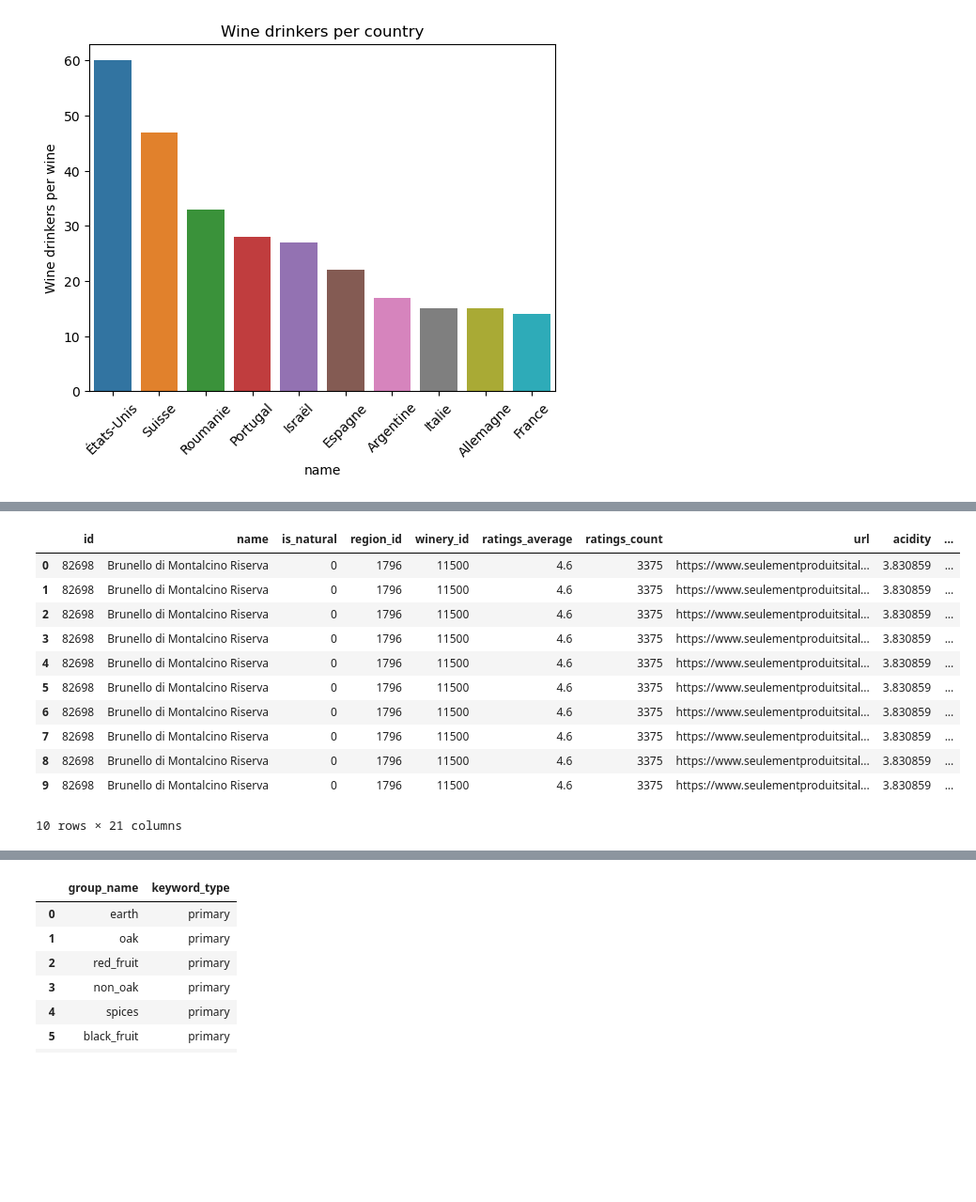
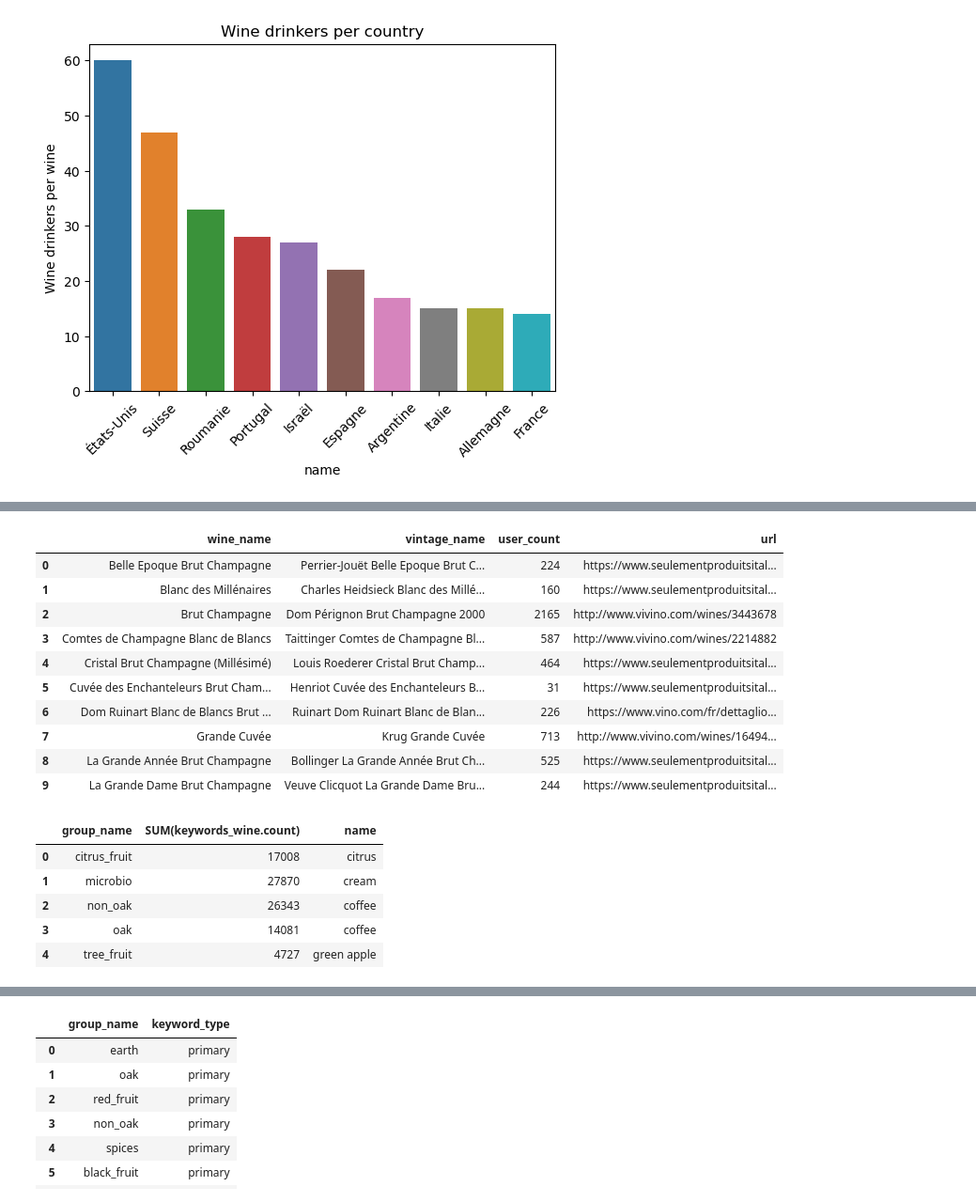
Before and after one commit to brain8d/wine-market-analysis, a Jupyter notebook: notebook.ipynb, the cells around one changed output, grey strips where cells are left out. Shown at 94% size. Saved outputs shown, nothing was run; the diff lists cells and outputs as text; code cells hidden in the pictures; blank space fills up the shorter version.

```diff
--- a/notebook.ipynb
+++ b/notebook.ipynb
@@ -119,22 +159,52 @@ INNER JOIN wines ON vintages.wine_id = wines.id
 # %%
 query_taste = f'''
-SELECT * FROM wines
+SELECT wines.name AS wine_name, vintages.name AS vintage_name, keywords_wine.count AS user_count, url
+FROM wines
+INNER JOIN vintages ON wines.id = vintages.wine_id
 INNER JOIN keywords_wine ON wines.id = keywords_wine.wine_id
 INNER JOIN keywords ON keywords_wine.keyword_id = keywords.id
+WHERE keywords.name IN ("coffee", "toast", "green apple", "cream", "citrus")
+AND keywords_wine.count >= 10
+GROUP BY wines.name
+HAVING COUNT(DISTINCT keywords.name) = 5
+
 '''
 
 df_taste = pd.read_sql_query (query_taste, connexion)
 df_taste.head(n=10)
 # %% [output]
-|  | id | name | is_natural | region_id | winery_id | ratings_average | ratings_count | url | acidity | ... |
-| 0 | 82698 | Brunello di Montalcino Riserva | 0 | 1796 | 11500 | 4.6 | 3375 | https://www.seulementproduitsital... | 3.830859 | ... |
-| 1 | 82698 | Brunello di Montalcino Riserva | 0 | 1796 | 11500 | 4.6 | 3375 | https://www.seulementproduitsital... | 3.830859 | ... |
-| 2 | 82698 | Brunello di Montalcino Riserva | 0 | 1796 | 11500 | 4.6 | 3375 | https://www.seulementproduitsital... | 3.830859 | ... |
-| 3 | 82698 | Brunello di Montalcino Riserva | 0 | 1796 | 11500 | 4.6 | 3375 | https://www.seulementproduitsital... | 3.830859 | ... |
-| 4 | 82698 | Brunello di Montalcino Riserva | 0 | 1796 | 11500 | 4.6 | 3375 | https://www.seulementproduitsital... | 3.830859 | ... |
-| 5 | 82698 | Brunello di Montalcino Riserva | 0 | 1796 | 11500 | 4.6 | 3375 | https://www.seulementproduitsital... | 3.830859 | ... |
-| 6 | 82698 | Brunello di Montalcino Riserva | 0 | 1796 | 11500 | 4.6 | 3375 | https://www.seulementproduitsital... | 3.830859 | ... |
-| 7 | 82698 | Brunello di Montalcino Riserva | 0 | 1796 | 11500 | 4.6 | 3375 | https://www.seulementproduitsital... | 3.830859 | ... |
-| 8 | 82698 | Brunello di Montalcino Riserva | 0 | 1796 | 11500 | 4.6 | 3375 | https://www.seulementproduitsital... | 3.830859 | ... |
-| 9 | 82698 | Brunello di Montalcino Riserva | 0 | 1796 | 11500 | 4.6 | 3375 | https://www.seulementproduitsital... | 3.830859 | ... |
+|  | wine_name | vintage_name | user_count | url |
+| 0 | Belle Epoque Brut Champagne | Perrier-Jouët Belle Epoque Brut C... | 224 | https://www.seulementproduitsital... |
+| 1 | Blanc des Millénaires | Charles Heidsieck Blanc des Millé... | 160 | https://www.seulementproduitsital... |
+| 2 | Brut Champagne | Dom Pérignon Brut Champagne 2000 | 2165 | http://www.vivino.com/wines/3443678 |
+| 3 | Comtes de Champagne Blanc de Blancs | Taittinger Comtes de Champagne Bl... | 587 | http://www.vivino.com/wines/2214882 |
+| 4 | Cristal Brut Champagne (Millésimé) | Louis Roederer Cristal Brut Champ... | 464 | https://www.seulementproduitsital... |
+| 5 | Cuvée des Enchanteleurs Brut Cham... | Henriot Cuvée des Enchanteleurs B... | 31 | https://www.seulementproduitsital... |
+| 6 | Dom Ruinart Blanc de Blancs Brut ... | Ruinart Dom Ruinart Blanc de Blan... | 226 | https://www.vino.com/fr/dettaglio... |
+| 7 | Grande Cuvée | Krug Grande Cuvée | 713 | http://www.vivino.com/wines/16494... |
+| 8 | La Grande Année Brut Champagne | Bollinger La Grande Année Brut Ch... | 525 | https://www.seulementproduitsital... |
+| 9 | La Grande Dame Brut Champagne | Veuve Clicquot La Grande Dame Bru... | 244 | https://www.seulementproduitsital... |
-10 rows × 21 columns
+# %%
+# group names associated with the selected flavours
+query_taste = f'''
+SELECT DISTINCT group_name, SUM(keywords_wine.count), keywords.name FROM wines
+INNER JOIN keywords_wine ON wines.id = keywords_wine.wine_id
+INNER JOIN keywords ON keywords_wine.keyword_id = keywords.id
+WHERE keywords.name = "coffee" AND keywords_wine.count >= 10
+OR keywords.name = "toast" AND keywords_wine.count >= 10
+OR keywords.name = "green apple" AND keywords_wine.count >= 10
+OR keywords.name = "cream" AND keywords_wine.count >= 10
+OR keywords.name = "citrus" AND keywords_wine.count >= 10
+GROUP BY group_name
+
+'''
+
+df_taste = pd.read_sql_query (query_taste, connexion)
+df_taste.head(n=10)
+# %% [output]
+|  | group_name | SUM(keywords_wine.count) | name |
+| 0 | citrus_fruit | 17008 | citrus |
+| 1 | microbio | 27870 | cream |
+| 2 | non_oak | 26343 | coffee |
+| 3 | oak | 14081 | coffee |
+| 4 | tree_fruit | 4727 | green apple |
```
Also changed, not shown: parts of 27 cells of this notebook, 27 other files.
